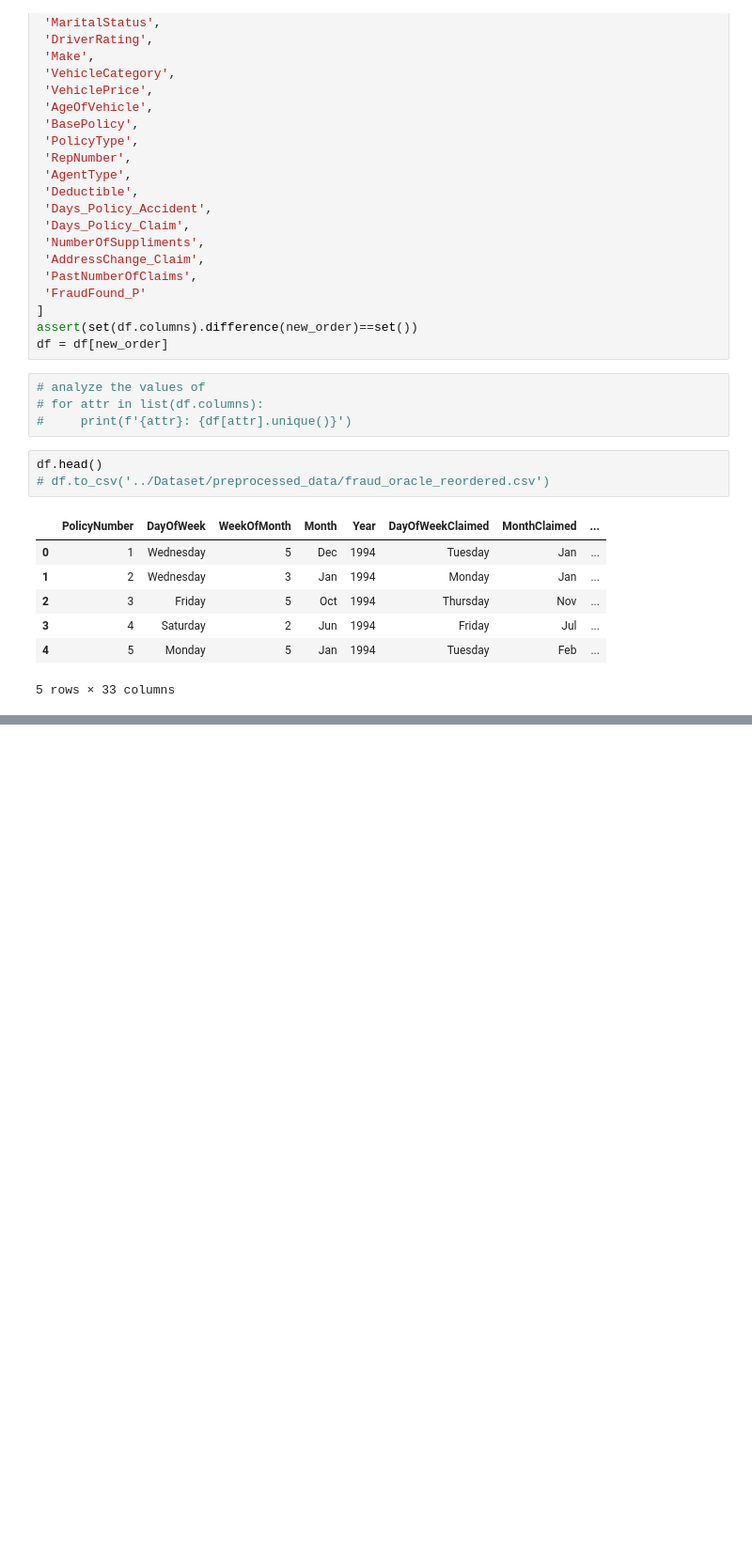
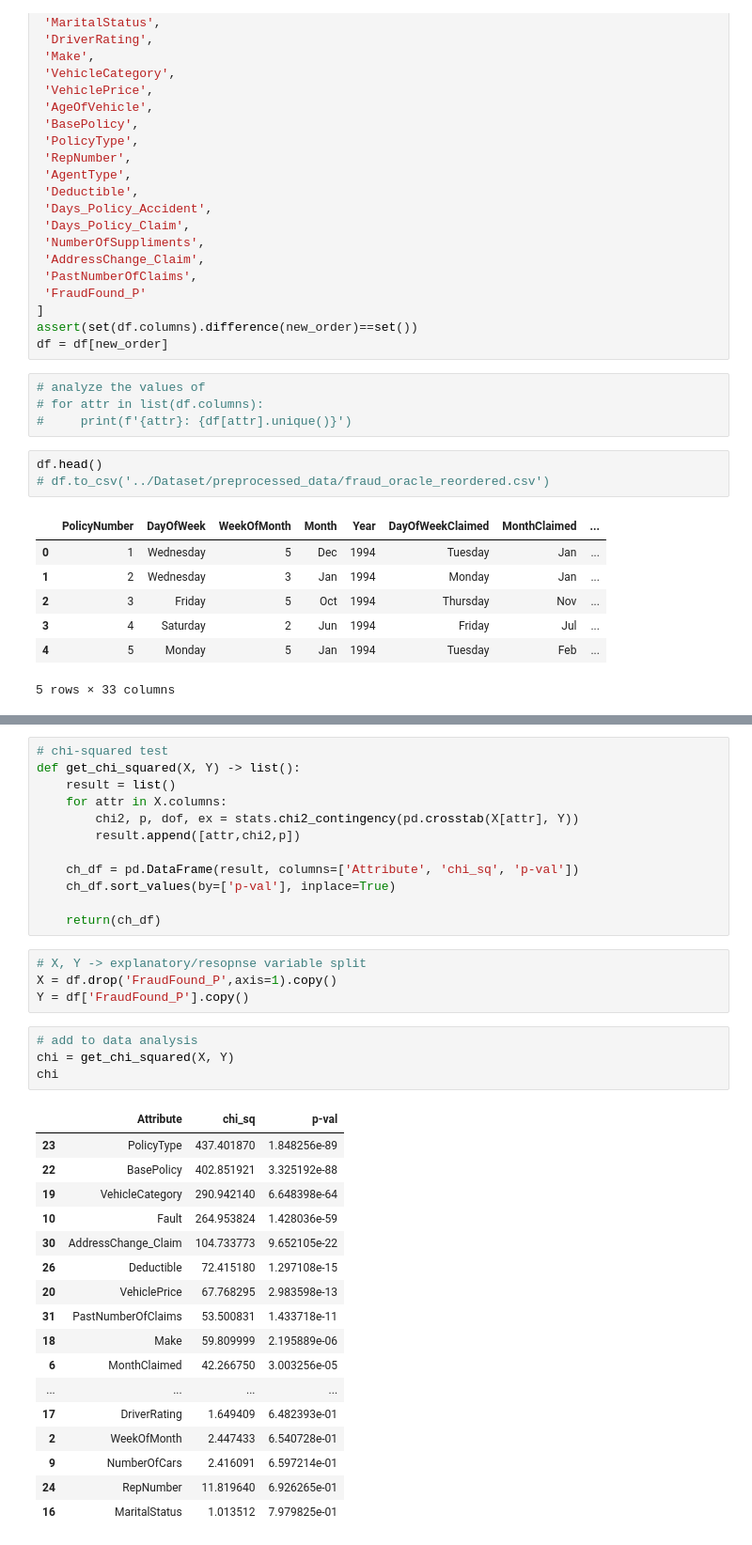
Before and after one commit to azywot/Mushroom-Classifier, a Jupyter notebook: preprocessed_scripts/data-analysis.ipynb, the cells around one changed output, grey strips where cells are left out. Shown at 94% size. Cells and saved outputs as stored; diff of their text form; blank space fills up the shorter version.

```diff
--- a/preprocessed_scripts/data-analysis.ipynb
+++ b/preprocessed_scripts/data-analysis.ipynb
@@ -97,0 +117,38 @@ Name: FraudFound_P, dtype: int64
+# %%
+# chi-squared test
+def get_chi_squared(X, Y) -> list():
+    result = list()
+    for attr in X.columns:
+        chi2, p, dof, ex = stats.chi2_contingency(pd.crosstab(X[attr], Y))
+        result.append([attr,chi2,p])
+
+    ch_df = pd.DataFrame(result, columns=['Attribute', 'chi_sq', 'p-val'])
+    ch_df.sort_values(by=['p-val'], inplace=True)
+
+    return(ch_df)
+# %%
+# X, Y -> explanatory/resopnse variable split
+X = df.drop('FraudFound_P',axis=1).copy()
+Y = df['FraudFound_P'].copy()
+# %%
+# add to data analysis
+chi = get_chi_squared(X, Y)
+chi
+# %% [output]
+|  | Attribute | chi_sq | p-val |
+| 23 | PolicyType | 437.401870 | 1.848256e-89 |
+| 22 | BasePolicy | 402.851921 | 3.325192e-88 |
+| 19 | VehicleCategory | 290.942140 | 6.648398e-64 |
+| 10 | Fault | 264.953824 | 1.428036e-59 |
+| 30 | AddressChange_Claim | 104.733773 | 9.652105e-22 |
+| 26 | Deductible | 72.415180 | 1.297108e-15 |
+| 20 | VehiclePrice | 67.768295 | 2.983598e-13 |
+| 31 | PastNumberOfClaims | 53.500831 | 1.433718e-11 |
+| 18 | Make | 59.809999 | 2.195889e-06 |
+| 6 | MonthClaimed | 42.266750 | 3.003256e-05 |
+| ... | ... | ... | ... |
+| 17 | DriverRating | 1.649409 | 6.482393e-01 |
+| 2 | WeekOfMonth | 2.447433 | 6.540728e-01 |
+| 9 | NumberOfCars | 2.416091 | 6.597214e-01 |
+| 24 | RepNumber | 11.819640 | 6.926265e-01 |
+| 16 | MaritalStatus | 1.013512 | 7.979825e-01 |
```
Also changed, not shown: parts of 10 cells of this notebook, 2 other files.
